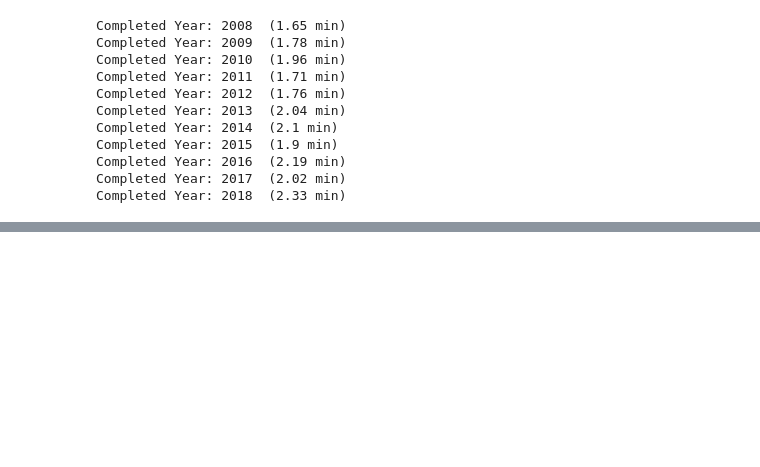
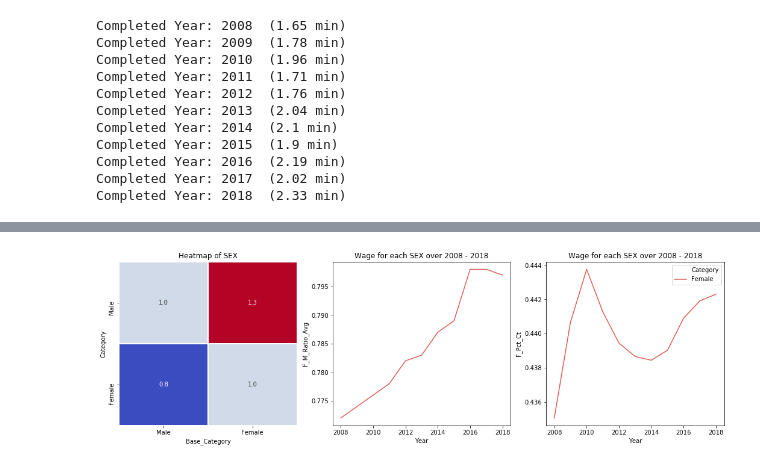
Before and after one commit to AlbeChen/Census_Wage_Analysis, a Jupyter notebook: Notebook_ACS_Wage_Final_Analysis.ipynb, the cells around one changed output, grey strips where cells are left out. Cells and saved outputs as stored; diff of their text form; code cells hidden in the pictures; blank space fills up the shorter version.

```diff
--- a/Notebook_ACS_Wage_Final_Analysis.ipynb
+++ b/Notebook_ACS_Wage_Final_Analysis.ipynb
@@ -98,3 +74,7 @@ plt.plot([0,120000], [0,120000], linewidth=1)
+# %%
+analysis_pkg.plot_heatmap_lineplot(yearly_cat_full, yearly_sex_full, 'SEX')
+# %% [output]
+[figure, added]
 # %%
 g = sns.catplot(x="Variable", y="Wage_m", hue="Sex",
                 data=yearly_sex_sep)
```
Also changed, not shown: parts of 21 cells of this notebook, 5 other files.
